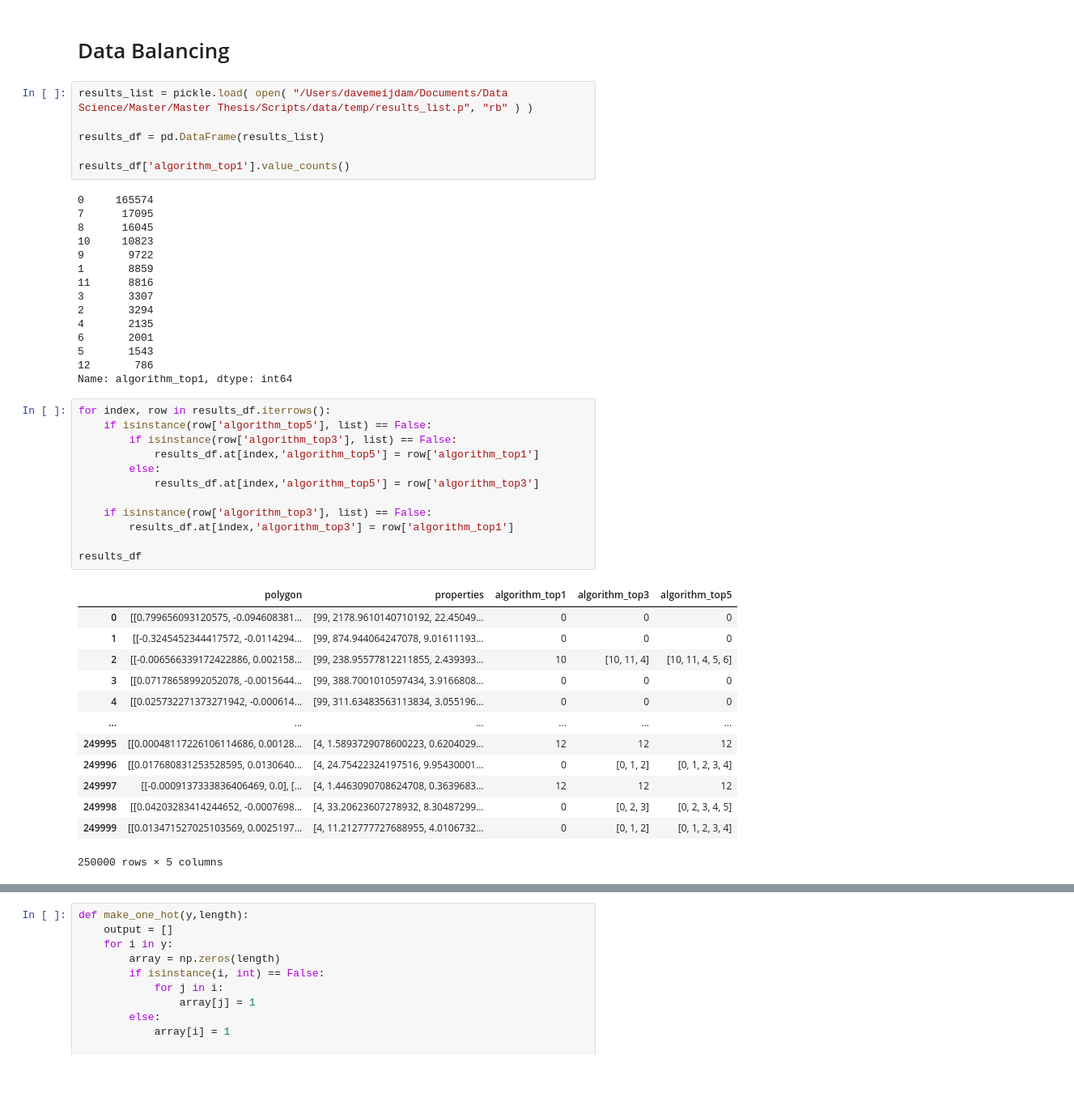
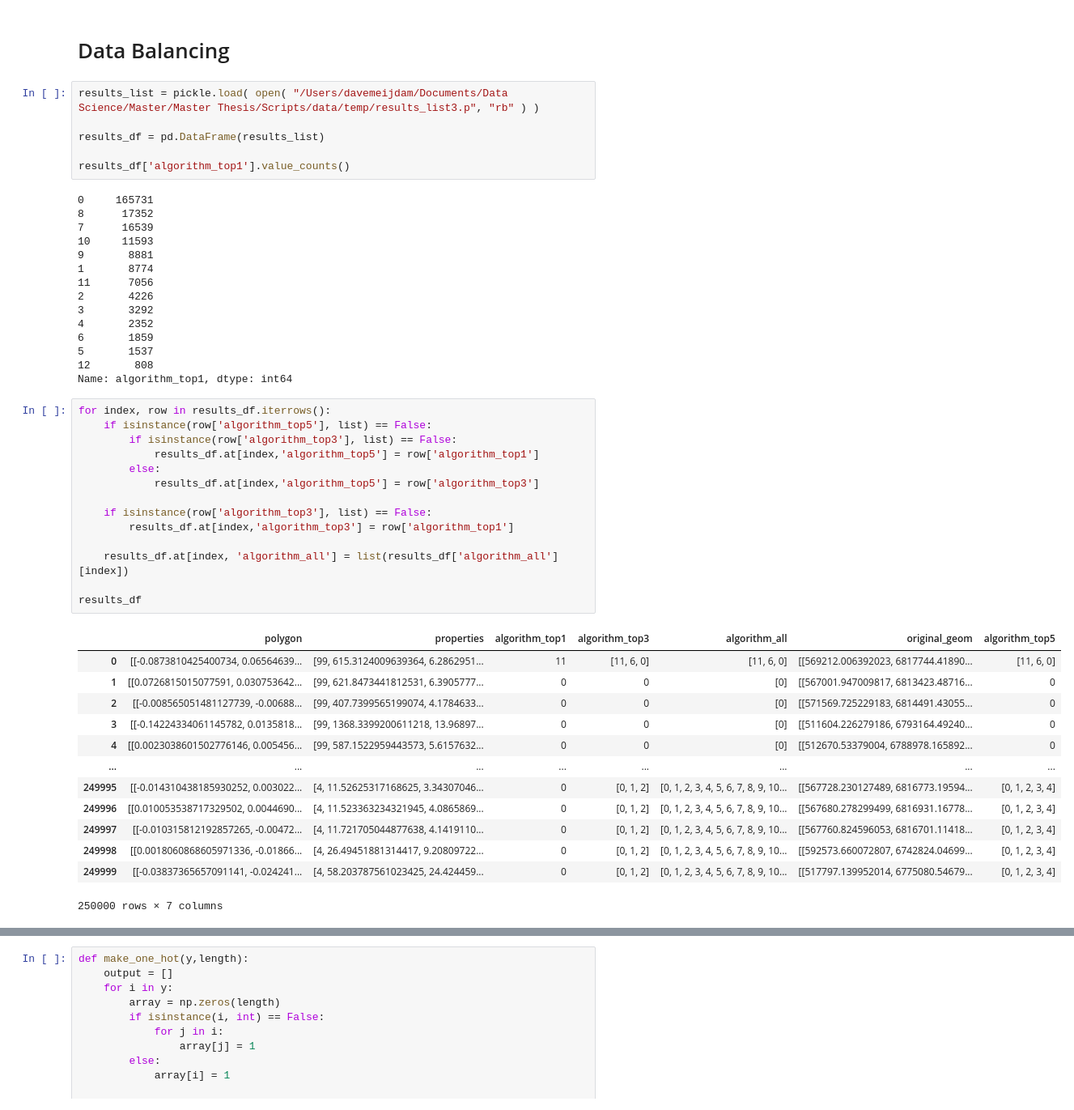
Before and after one commit to davemeijdam/map-generalization-thesis-2021, a Jupyter notebook: notebooks/Main.ipynb, the cells around one changed output, grey strips where cells are left out. Shown at 81% size. Drawn from its saved outputs; the diff is of its cells as text; blank space fills up the shorter version.

```diff
--- a/notebooks/Main.ipynb
+++ b/notebooks/Main.ipynb
@@ -518,52 +519,54 @@ pickle.dump( results_list, open( "/Users/davemeijdam/Documents/Data Science/Mast
 # %% [markdown]
 # Data Balancing
 # %%
-results_list = pickle.load( open( "/Users/davemeijdam/Documents/Data Science/Master/Master Thesis/Scripts/data/temp/results_list.p", "rb" ) )
+results_list = pickle.load( open( "/Users/davemeijdam/Documents/Data Science/Master/Master Thesis/Scripts/data/temp/results_list3.p", "rb" ) )
 
 results_df = pd.DataFrame(results_list)
 
 results_df['algorithm_top1'].value_counts()
 # %% [output]
-0     165574
-7      17095
-8      16045
-10     10823
-9       9722
-1       8859
-11      8816
-3       3307
-2       3294
-4       2135
-6       2001
-5       1543
-12       786
+0     165731
+8      17352
+7      16539
+10     11593
+9       8881
+1       8774
+11      7056
+2       4226
+3       3292
+4       2352
+6       1859
+5       1537
+12       808
 Name: algorithm_top1, dtype: int64
 # %%
 for index, row in results_df.iterrows():
     if isinstance(row['algorithm_top5'], list) == False:
         if isinstance(row['algorithm_top3'], list) == False:
             results_df.at[index,'algorithm_top5'] = row['algorithm_top1']
         else:
             results_df.at[index,'algorithm_top5'] = row['algorithm_top3']
 
     if isinstance(row['algorithm_top3'], list) == False:
         results_df.at[index,'algorithm_top3'] = row['algorithm_top1']
 
+    results_df.at[index, 'algorithm_all'] = list(results_df['algorithm_all'][index])
+
 results_df
 # %% [output]
-|  | polygon | properties | algorithm_top1 | algorithm_top3 | algorithm_top5 |
-| 0 | [[0.799656093120575, -0.094608381... | [99, 2178.9610140710192, 22.45049... | 0 | 0 | 0 |
-| 1 | [[-0.3245452344417572, -0.0114294... | [99, 874.944064247078, 9.01611193... | 0 | 0 | 0 |
-| 2 | [[-0.006566339172422886, 0.002158... | [99, 238.95577812211855, 2.439393... | 10 | [10, 11, 4] | [10, 11, 4, 5, 6] |
-| 3 | [[0.07178658992052078, -0.0015644... | [99, 388.7001010597434, 3.9166808... | 0 | 0 | 0 |
-| 4 | [[0.025732271373271942, -0.000614... | [99, 311.63483563113834, 3.055196... | 0 | 0 | 0 |
-| ... | ... | ... | ... | ... | ... |
-| 249995 | [[0.00048117226106114686, 0.00128... | [4, 1.5893729078600223, 0.6204029... | 12 | 12 | 12 |
-| 249996 | [[0.017680831253528595, 0.0130640... | [4, 24.75422324197516, 9.95430001... | 0 | [0, 1, 2] | [0, 1, 2, 3, 4] |
-| 249997 | [[-0.0009137333836406469, 0.0], [... | [4, 1.4463090708624708, 0.3639683... | 12 | 12 | 12 |
-| 249998 | [[0.04203283414244652, -0.0007698... | [4, 33.20623607278932, 8.30487299... | 0 | [0, 2, 3] | [0, 2, 3, 4, 5] |
-| 249999 | [[0.013471527025103569, 0.0025197... | [4, 11.212777727688955, 4.0106732... | 0 | [0, 1, 2] | [0, 1, 2, 3, 4] |
+|  | polygon | properties | algorithm_top1 | algorithm_top3 | algorithm_all | original_geom | algorithm_top5 |
+| 0 | [[-0.0873810425400734, 0.06564639... | [99, 615.3124009639364, 6.2862951... | 11 | [11, 6, 0] | [11, 6, 0] | [[569212.006392023, 6817744.41890... | [11, 6, 0] |
+| 1 | [[0.0726815015077591, 0.030753642... | [99, 621.8473441812531, 6.3905777... | 0 | 0 | [0] | [[567001.947009817, 6813423.48716... | 0 |
+| 2 | [[-0.008565051481127739, -0.00688... | [99, 407.7399565199074, 4.1784633... | 0 | 0 | [0] | [[571569.725229183, 6814491.43055... | 0 |
+| 3 | [[-0.14224334061145782, 0.0135818... | [99, 1368.3399200611218, 13.96897... | 0 | 0 | [0] | [[511604.226279186, 6793164.49240... | 0 |
+| 4 | [[0.0023038601502776146, 0.005456... | [99, 587.1522959443573, 5.6157632... | 0 | 0 | [0] | [[512670.53379004, 6788978.165892... | 0 |
+| ... | ... | ... | ... | ... | ... | ... | ... |
+| 249995 | [[-0.014310438185930252, 0.003022... | [4, 11.52625317168625, 3.34307046... | 0 | [0, 1, 2] | [0, 1, 2, 3, 4, 5, 6, 7, 8, 9, 10... | [[567728.230127489, 6816773.19594... | [0, 1, 2, 3, 4] |
+| 249996 | [[0.010053538717329502, 0.0044690... | [4, 11.523363234321945, 4.0865869... | 0 | [0, 1, 2] | [0, 1, 2, 3, 4, 5, 6, 7, 8, 9, 10... | [[567680.278299499, 6816931.16778... | [0, 1, 2, 3, 4] |
+| 249997 | [[-0.010315812192857265, -0.00472... | [4, 11.721705044877638, 4.1419110... | 0 | [0, 1, 2] | [0, 1, 2, 3, 4, 5, 6, 7, 8, 9, 10... | [[567760.824596053, 6816701.11418... | [0, 1, 2, 3, 4] |
+| 249998 | [[0.0018060868605971336, -0.01866... | [4, 26.49451881314417, 9.20809722... | 0 | [0, 1, 2] | [0, 1, 2, 3, 4, 5, 6, 7, 8, 9, 10... | [[592573.660072807, 6742824.04699... | [0, 1, 2, 3, 4] |
+| 249999 | [[-0.03837365657091141, -0.024241... | [4, 58.203787561023425, 24.424459... | 0 | [0, 1, 2] | [0, 1, 2, 3, 4, 5, 6, 7, 8, 9, 10... | [[517797.139952014, 6775080.54679... | [0, 1, 2, 3, 4] |
-250000 rows × 5 columns
+250000 rows × 7 columns
 # %%
 df_majority = results_df[results_df.algorithm_top1 == 0]
 df_minority = results_df[results_df.algorithm_top1 != 0]
```
Also changed, not shown: parts of 24 cells of this notebook.
